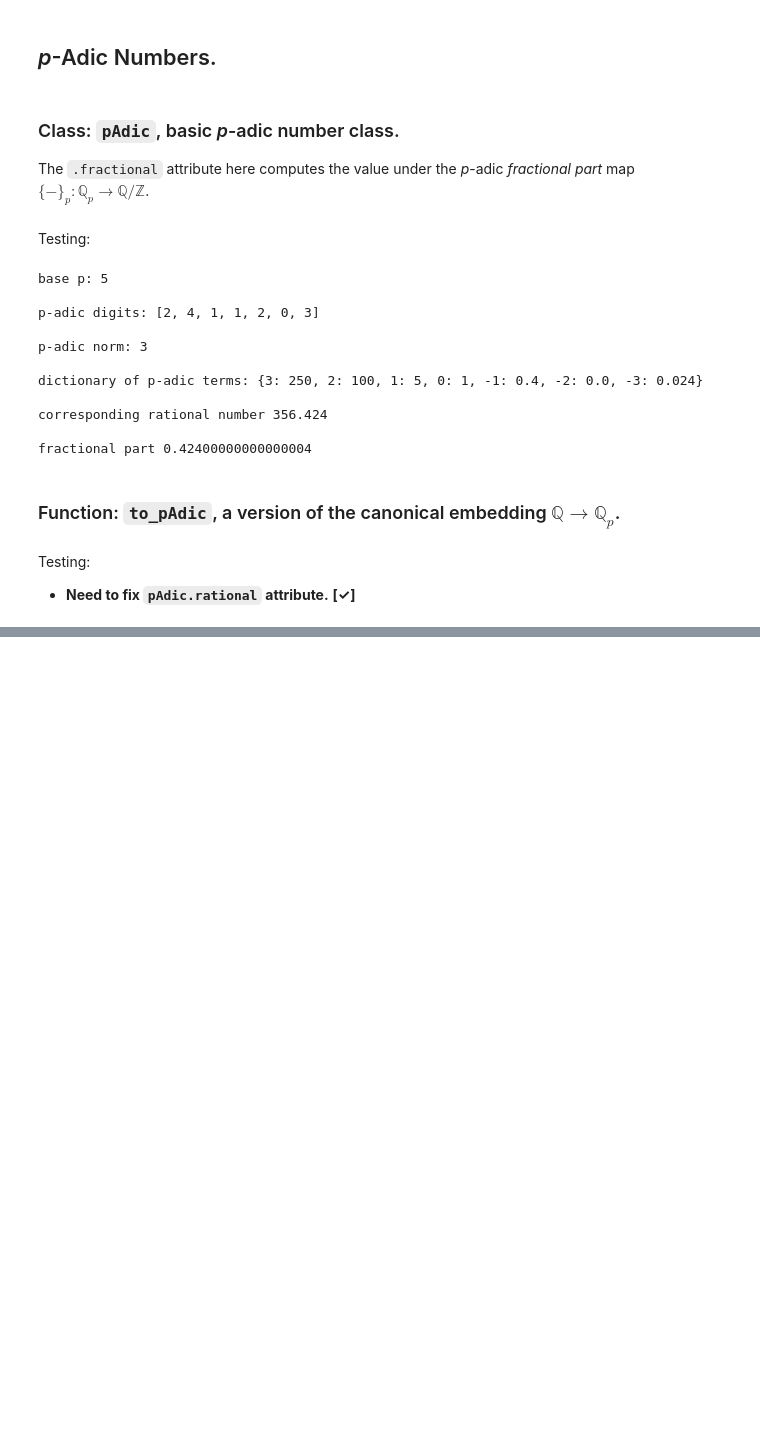
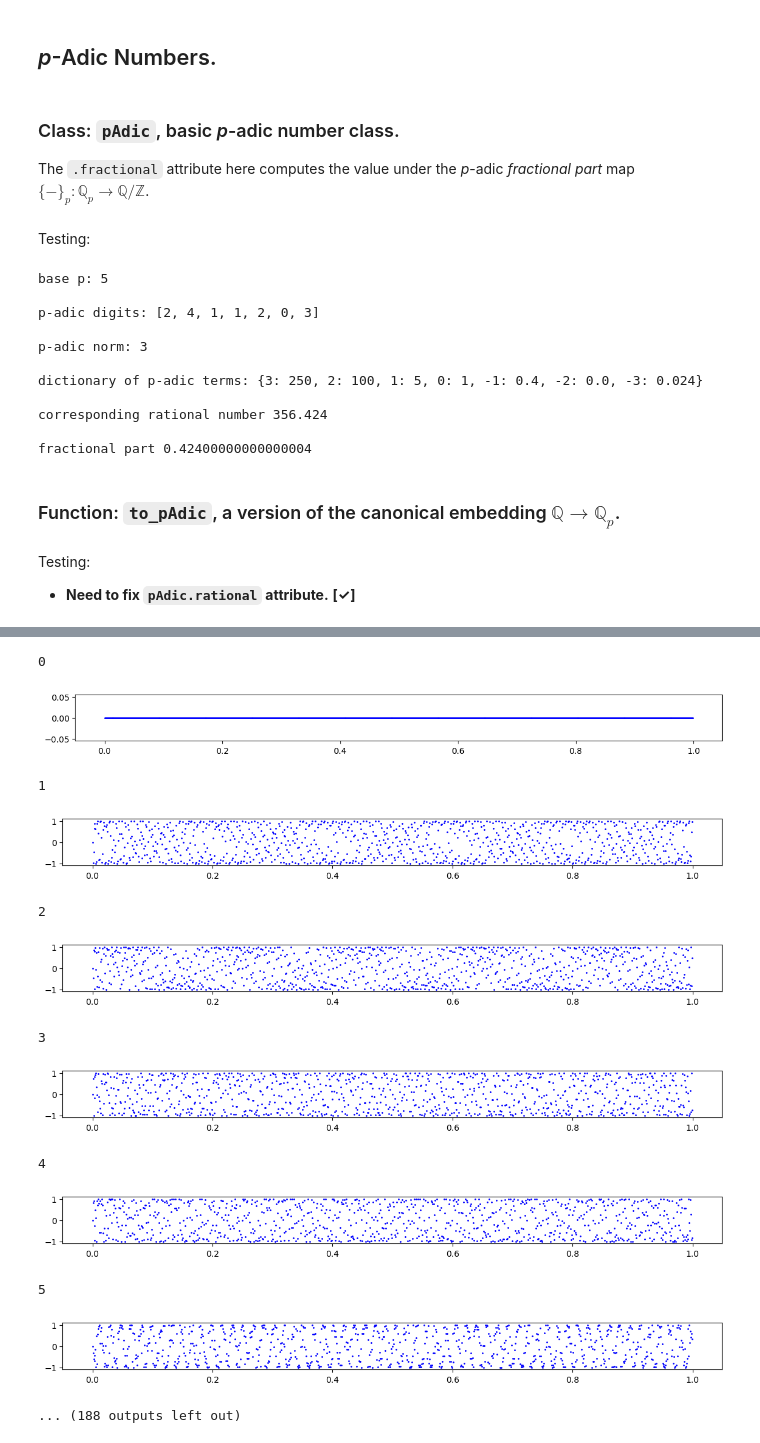
Before and after one commit to TYLERSFOSTER/Tonality_from_Q_p_and_SL_2, a Jupyter notebook: p_adic_signals.ipynb, the cells around one changed output, grey strips where cells are left out. Cells and saved outputs as stored; diff of their text form; code cells hidden in the pictures; blank space fills up the shorter version.

```diff
--- a/p_adic_signals.ipynb
+++ b/p_adic_signals.ipynb
@@ -135,0 +194,47 @@ p-adic resolution: 19
+# %%
+for x in range(100):
+    print(x)
+    p = 7
+    b = x
+
+    T = np.array([.001*j for j in range(1000)])
+
+    Y = []
+    Z = []
+    for t in T:
+        output = to_pAdic(t, p, 11)
+        N = output[0]
+        L = output[1]
+        A = pAdic(p, L, N)
+        y = A.rational
+        y = b * y
+        output = to_pAdic(y, p, 11)
+        K = output[3]
+        M = output[4]
+        B = pAdic(p, M, K)
+        z = B.fractional
+        z = np.sin(2*np.pi* z)
+        #z = np.sin(2*np.pi*z)
+        Y.append(y)
+        Z.append(z)
+    Y = np.array(Y)
+    Z = np.array(Z)
+
+    plt.figure(figsize=(14,1))
+    #plt.plot(T, Y, color='darkred')
+    plt.scatter(T, Z, color='blue', s=1)
+    plt.show()
+# %% [output]
+0
+[figure, added]
+1
+[figure, added]
+2
+[figure, added]
+3
+[figure, added]
+4
+[figure, added]
+5
+[figure, added]
+... (188 outputs left out)
```
Also changed, not shown: parts of 5 cells of this notebook, 2 other files.
